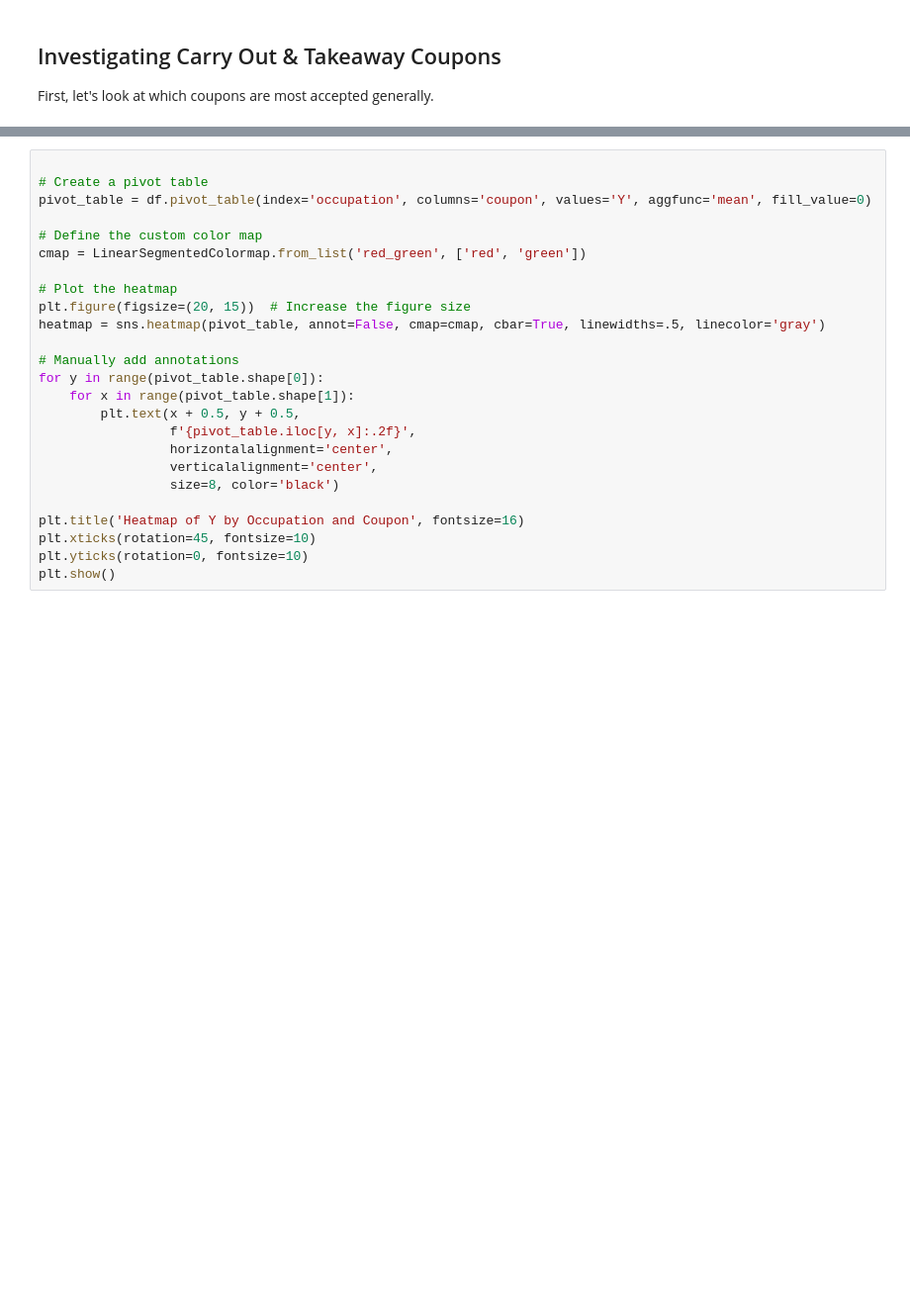
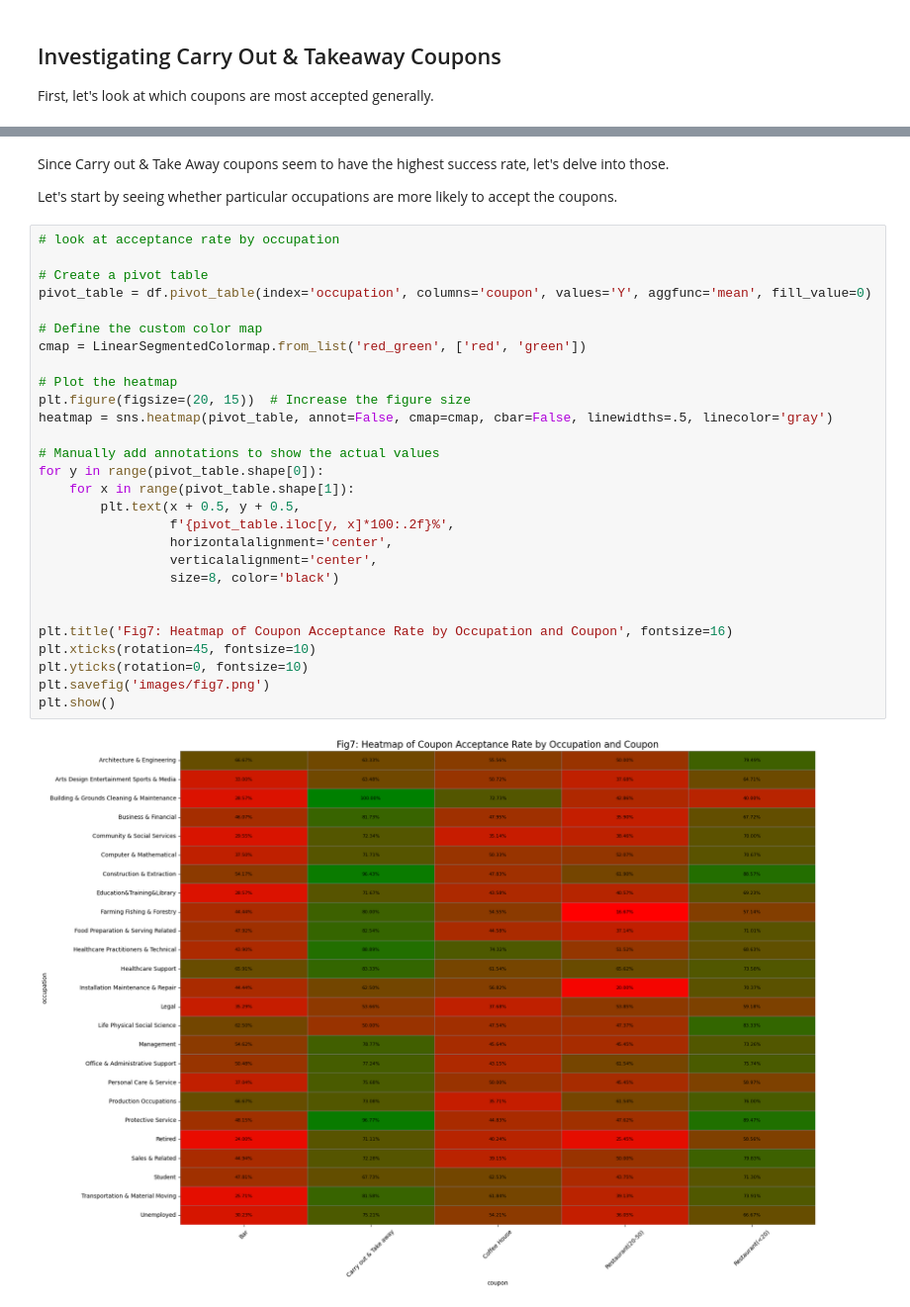
Before and after one commit to johnprg/coupon-data, a Jupyter notebook: coupondata.ipynb, the cells around one changed output, grey strips where cells are left out. Shown: that part at 99% size. Drawn from its saved outputs; the diff is of its cells as text; blank space fills up the shorter version.

Commit message:
added heatmap by occupation

```diff
--- a/coupondata.ipynb
+++ b/coupondata.ipynb
@@ -401,27 +400,36 @@ plt.savefig('images/fig6.png')
 # %% [output]
 [figure]
+# %% [markdown]
+Since Carry out & Take Away coupons seem to have the highest success rate, let's delve into those.
+
+Let's start by seeing whether particular occupations are more likely to accept the coupons.
 # %%
+# look at acceptance rate by occupation
 
 # Create a pivot table
 pivot_table = df.pivot_table(index='occupation', columns='coupon', values='Y', aggfunc='mean', fill_value=0)
 
 # Define the custom color map
 cmap = LinearSegmentedColormap.from_list('red_green', ['red', 'green'])
 
 # Plot the heatmap
 plt.figure(figsize=(20, 15))  # Increase the figure size
-heatmap = sns.heatmap(pivot_table, annot=False, cmap=cmap, cbar=True, linewidths=.5, linecolor='gray')
+heatmap = sns.heatmap(pivot_table, annot=False, cmap=cmap, cbar=False, linewidths=.5, linecolor='gray')
 
-# Manually add annotations
+# Manually add annotations to show the actual values
 for y in range(pivot_table.shape[0]):
     for x in range(pivot_table.shape[1]):
         plt.text(x + 0.5, y + 0.5,
-                 f'{pivot_table.iloc[y, x]:.2f}',
+                 f'{pivot_table.iloc[y, x]*100:.2f}%',
                  horizontalalignment='center',
                  verticalalignment='center',
                  size=8, color='black')
 
-plt.title('Heatmap of Y by Occupation and Coupon', fontsize=16)
+
+plt.title('Fig7: Heatmap of Coupon Acceptance Rate by Occupation and Coupon', fontsize=16)
 plt.xticks(rotation=45, fontsize=10)
 plt.yticks(rotation=0, fontsize=10)
+plt.savefig('images/fig7.png')
 plt.show()
+# %% [output]
+[figure, added]
```
Also changed, not shown: parts of 1 cell of this notebook, 1 other file.
